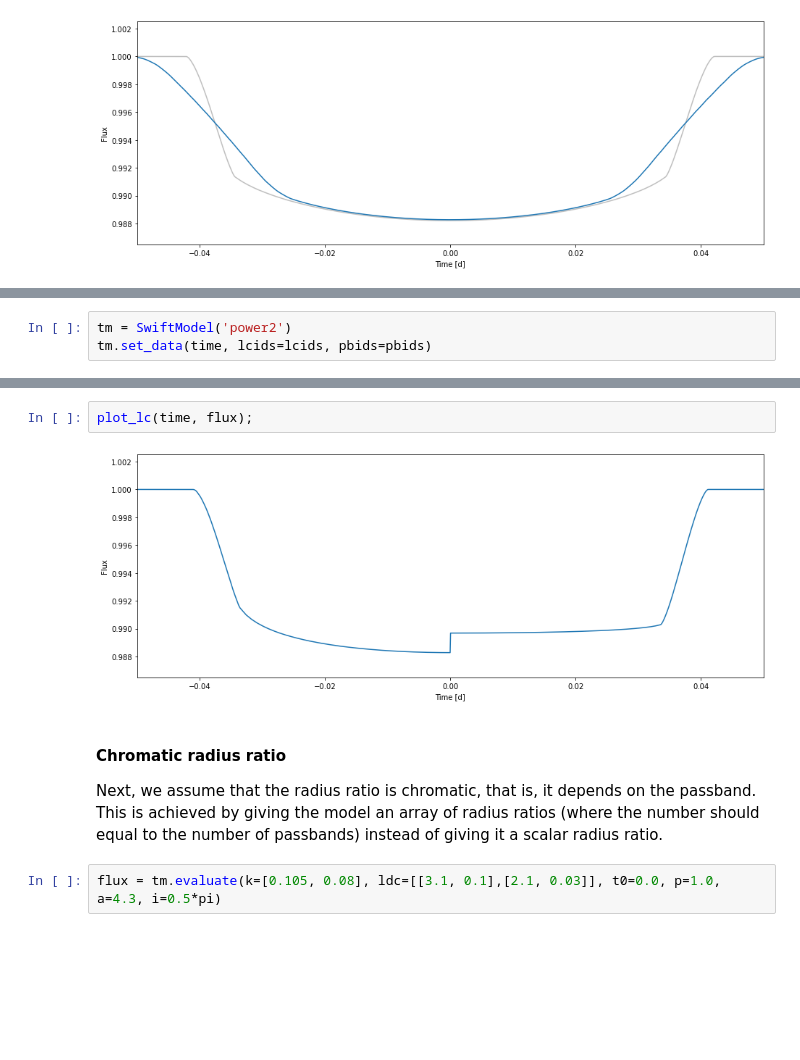
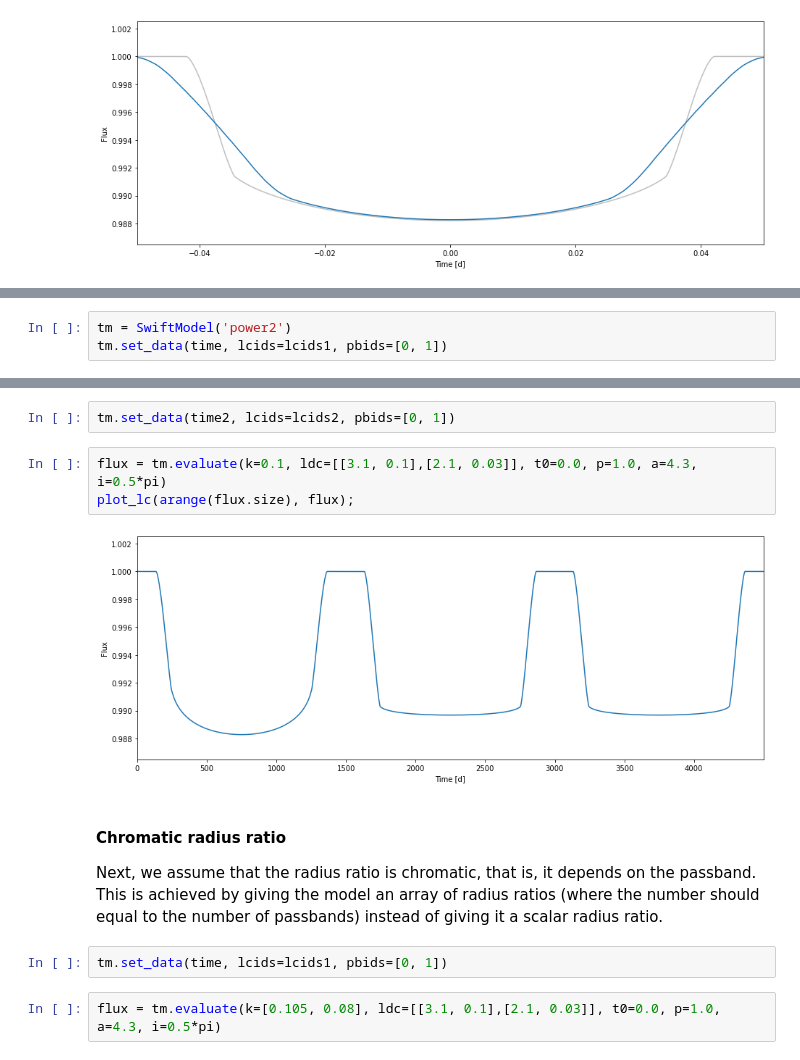
Before and after one commit to hpparvi/PyTransit, a Jupyter notebook: notebooks/swift/swift_model_example_1.ipynb, the cells around one changed output, grey strips where cells are left out. Saved outputs shown, nothing was run; the diff lists cells and outputs as text; blank space fills up the shorter version.

```diff
--- a/notebooks/swift/swift_model_example_1.ipynb
+++ b/notebooks/swift/swift_model_example_1.ipynb
@@ -131,5 +145,5 @@ pbids = [0, 1]
 # %%
 tm = SwiftModel('power2')
-tm.set_data(time, lcids=lcids, pbids=pbids)
+tm.set_data(time, lcids=lcids1, pbids=[0, 1])
 # %%
 flux = tm.evaluate(k=0.1, ldc=[[3.1, 0.1],[2.1, 0.03]], t0=0.0, p=1.0, a=4.3, i=0.5*pi)
@@ -136,11 +153,16 @@ flux = tm.evaluate(k=0.1, ldc=[[3.1, 0.1],[2.1, 0.03]], t0=0.0, p=1.0, a=4.3, i=
-# %%
-plot_lc(time, flux);
-# %% [output]
-[figure, removed]
+# %%
+tm.set_data(time2, lcids=lcids2, pbids=[0, 1])
+# %%
+flux = tm.evaluate(k=0.1, ldc=[[3.1, 0.1],[2.1, 0.03]], t0=0.0, p=1.0, a=4.3, i=0.5*pi)
+plot_lc(arange(flux.size), flux);
+# %% [output]
+[figure, added]
 # %% [markdown]
 #### Chromatic radius ratio
 
 Next, we assume that the radius ratio is chromatic, that is, it depends on the passband. This is achieved by giving the model an array of radius ratios (where the number should equal to the number of passbands) instead of giving it a scalar radius ratio.
+# %%
+tm.set_data(time, lcids=lcids1, pbids=[0, 1])
 # %%
 flux = tm.evaluate(k=[0.105, 0.08], ldc=[[3.1, 0.1],[2.1, 0.03]], t0=0.0, p=1.0, a=4.3, i=0.5*pi)
 # %%
```
Also changed, not shown: parts of 22 cells of this notebook.
